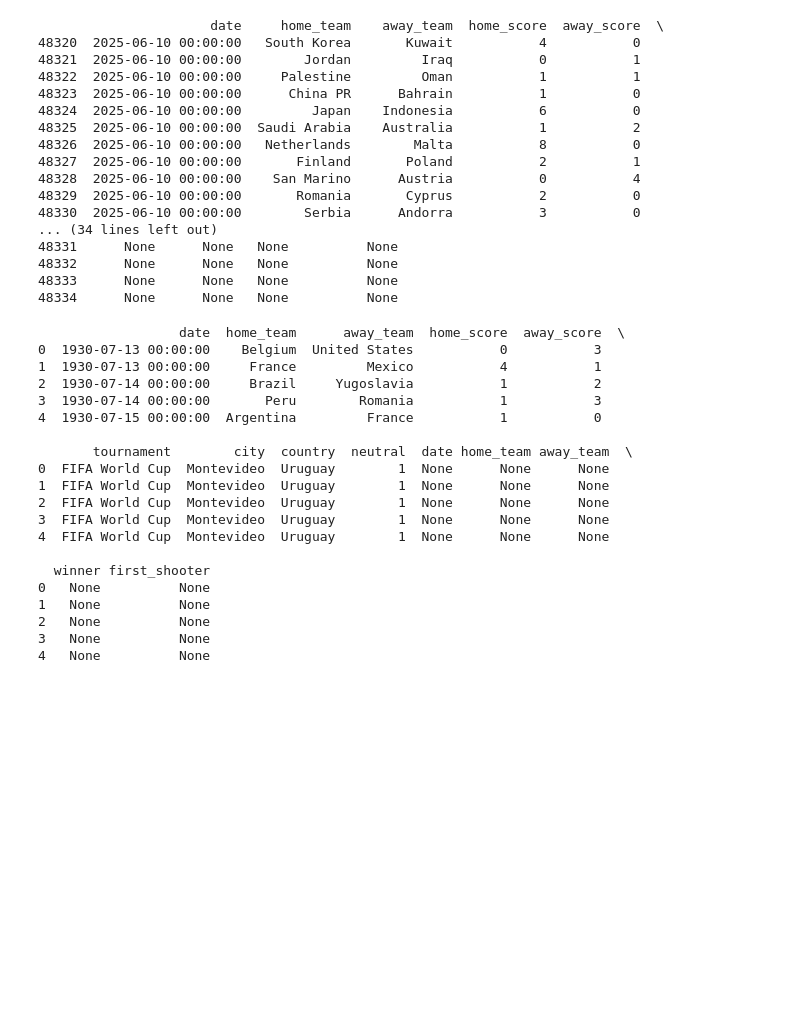
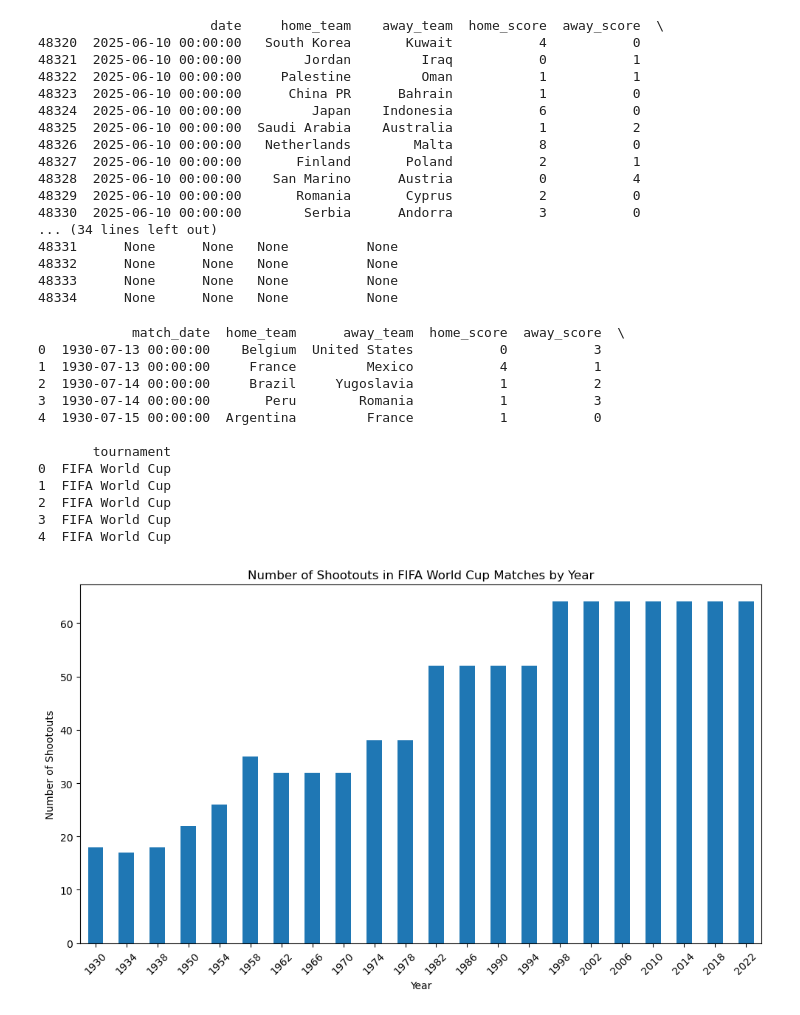
Before and after one commit to joelie1105/international_results_project, a Jupyter notebook: international_results.ipynb, the cells around one changed output. Saved outputs shown, nothing was run; the diff lists cells and outputs as text; code cells hidden in the pictures; blank space fills up the shorter version.

Commit message:
Created a bar graph of the number of shootouts in each World Cup event

```diff
--- a/international_results.ipynb
+++ b/international_results.ipynb
@@ -124,35 +127,36 @@ results.to_sql('results', conn, if_exists='replace', index=False)
 shootouts.to_sql('shootouts', conn, if_exists='replace', index=False)
 
 
-results_WC = """SELECT *
+results_WC = """SELECT results.date AS match_date,
+    results.home_team,
+    results.away_team,
+    results.home_score,
+    results.away_score,
+    results.tournament
 FROM results
 LEFT JOIN shootouts
 ON results.date = shootouts.date
 WHERE results.tournament = 'FIFA World Cup';
 """
 
-df_results_WC = pd.read_sql_query(results_WC, conn)
-print(df_results_WC.head())
+df_WC = pd.read_sql_query(results_WC, conn)
+print(df_WC.head())
 
 conn.close()
+
+#convert the date column to datetime
+df_WC['match_date'] = pd.to_datetime(df_WC['match_date'], errors='coerce')
 # %% [output]
-                  date  home_team      away_team  home_score  away_score  \
+            match_date  home_team      away_team  home_score  away_score  \
 0  1930-07-13 00:00:00    Belgium  United States           0           3
 1  1930-07-13 00:00:00     France         Mexico           4           1
 2  1930-07-14 00:00:00     Brazil     Yugoslavia           1           2
 3  1930-07-14 00:00:00       Peru        Romania           1           3
 4  1930-07-15 00:00:00  Argentina         France           1           0
 
-       tournament        city  country  neutral  date home_team away_team  \
-0  FIFA World Cup  Montevideo  Uruguay        1  None      None      None
-1  FIFA World Cup  Montevideo  Uruguay        1  None      None      None
-2  FIFA World Cup  Montevideo  Uruguay        1  None      None      None
-3  FIFA World Cup  Montevideo  Uruguay        1  None      None      None
-4  FIFA World Cup  Montevideo  Uruguay        1  None      None      None
-
-  winner first_shooter
-0   None          None
-1   None          None
-2   None          None
-3   None          None
-4   None          None
+       tournament
+0  FIFA World Cup
+1  FIFA World Cup
+2  FIFA World Cup
+3  FIFA World Cup
+4  FIFA World Cup
@@ -158,0 +165,18 @@ conn.close()
+# %%
+#df_WC is a joined table of shootouts and results that only include World Cup matches
+
+
+
+# Bar graph plotting the number of shootouts per year in World Cup matches.
+df_WC['year'] = df_WC['match_date'].dt.year
+plt.figure(figsize=(10, 6))
+df_WC['year'].value_counts().sort_index().plot(kind='bar')
+plt.title('Number of Shootouts in FIFA World Cup Matches by Year')
+plt.xlabel('Year')
+plt.ylabel('Number of Shootouts')
+plt.xticks(rotation=45)
+plt.tight_layout()
+plt.savefig('shootouts_per_year.png')
+plt.show()
+# %% [output]
+[figure, added]
```
Also changed, not shown: parts of 3 cells of this notebook, 2 other files.
